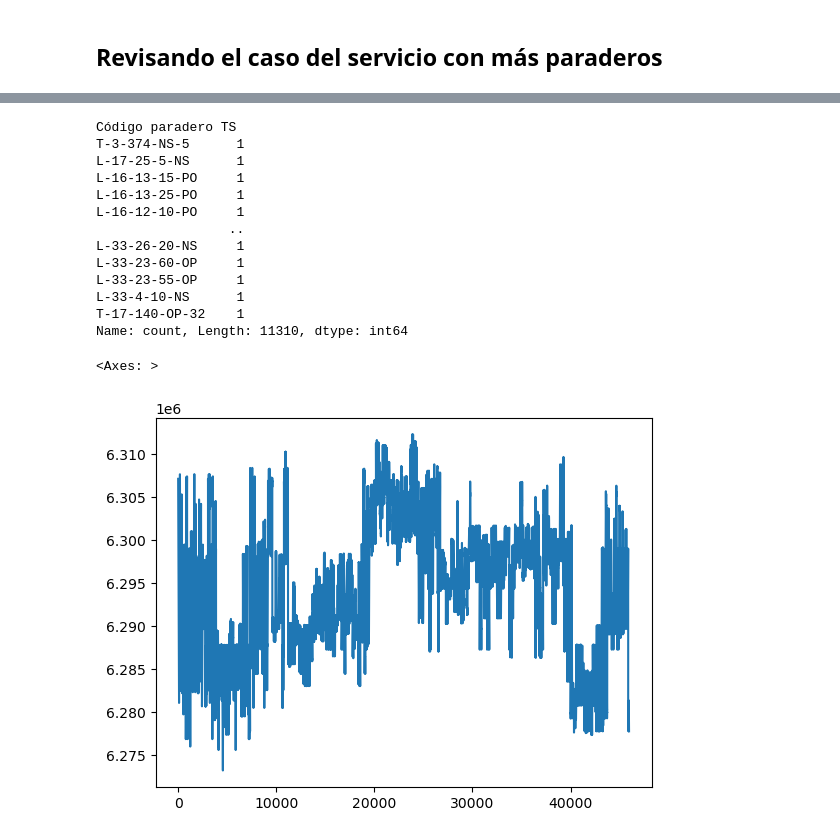
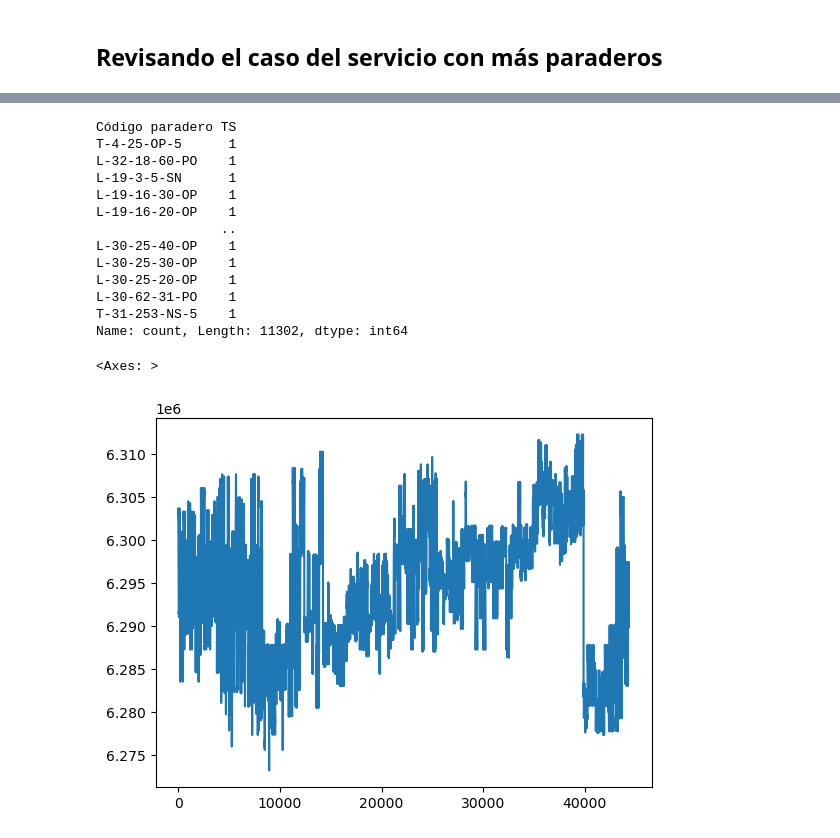
Before and after one commit to joaquincarreno/BusY, a Jupyter notebook: notebooks/02_exploration_paraderos.ipynb, the cells around one changed output, grey strips where cells are left out. Cells and saved outputs as stored; diff of their text form; code cells hidden in the pictures.

Commit message:
fix: scripts actualizados para el nuevo archivo con las paradas

```diff
--- a/notebooks/02_exploration_paraderos.ipynb
+++ b/notebooks/02_exploration_paraderos.ipynb
@@ -10,7 +10,8 @@ RAW_DATA = DATA_DIR / 'raw'
 PROCESSED_DATA = DATA_DIR / 'processed'
 INFOBUSES = RAW_DATA / 'buses'
 
-df = pd.read_excel(RAW_DATA / 'paraderos_2018-1.xlsx', dtype={'Código TS': str})
+df = pd.read_excel(RAW_DATA / 'paraderos-2018-04-07.xlsx', dtype={'Orden': int, 'Servicio TS': str, 'Variante': str, 'Sentido Servicio': str})
+
 print(df.columns)
 df.head()
 # %% [output]
@@ -29,7 +30,29 @@ Index(['Orden\nCirc.', 'Código TS', 'Código Usuario', 'Sentido Servicio',
 # %% [markdown]
 # Preprocesamiento
-# %%
-# nonmbres columnas
-df = df.rename(columns={'Varian-te': 'Variante'})
-# arreglar mayúsculas
-df['Sentido Servicio'] = df['Sentido Servicio'].apply(lambda x: x if x != 'ida' else 'Ida')
+# %%
+#    'Orden', 'Servicio TS', 'Servicio Usuario', 'Sentido Servicio',
+#    'Varian-te', 'UN', 'Código paradero TS', 'Código  paradero Usuario',
+#    'Comuna', 'Eje', 'Desde ( Cruce 1)', 'Hacia ( Cruce 2)', 'x', 'y',
+#    'Nombre Paradero', 'Zonas Pagas (horario de operación)',
+#    'Paradas con Excepciones'
+
+# nombres columnas
+df = df.rename(columns={'Varian-te': 'Variante', 'Zonas Pagas (horario de operación)': 'Zonas Pagas'})
+
+# eliminamos paradas con datos faltantes
+defined_code = df['Código paradero TS'] != 'POR DEFINIR'
+defined_x = df['x'] != 'POR DEFINIR'
+defined_y = df['y'] != 'POR DEFINIR'
+df = df[defined_code & defined_y & defined_x]
+
+defined_count = (defined_code & defined_y & defined_x).value_counts()
+if(len(defined_count) == 1 and defined_count.iloc[0] == len(df)):
+    print('Todos las paradas están bien definidas')
+
+# arreglar mayúsculas
+df['Sentido Servicio'] = df['Sentido Servicio'].apply(lambda x: x if x != 'ida' else 'Ida')
+
+# llenamos los vacíos con un string vacío
+df['Variante'] = df['Variante'].fillna('')
+
+df.head()
@@ -225,12 +282,6 @@ uniques
 283 rows × 6 columns
 # %%
-defined_code = df['Código paradero TS'] != 'POR DEFINIR'
-defined_x = df['x'] != 'POR DEFINIR'
-defined_y = df['y'] != 'POR DEFINIR'
-
-defined = df[defined_code & defined_y & defined_x]
-
-bus_stops = defined.drop_duplicates(keep='first', subset=['Código paradero TS'])
+bus_stops = df.drop_duplicates(keep='first', subset=['Código paradero TS'])
 
 # well_place = defined[defined['x'].apply(float) > 100]
 
@@ -238,40 +289,40 @@ geom =  bus_stops.apply(lambda row: Point(row['x'], row['y']), axis=1)
 geopd = gpd.GeoDataFrame(data=bus_stops.drop(columns=[
     'x',
     'y',
-    'Orden\nCirc.',
+    'Orden',
     'Sentido Servicio',
     'Variante',
     'UN',
-    'Código TS',
-    'Código Usuario',
+    'Servicio TS',
+    'Servicio Usuario',
     'Comuna',
     'Eje',
     'Desde ( Cruce 1)',
     'Hacia ( Cruce 2)',
-    'Operación con Zona Paga',
+    'Zonas Pagas',
     'Paradas con Excepciones'
     ]), geometry=geom, crs='epsg:5361')
 geopd['Código paradero TS'].value_counts()
 # %% [output]
 Código paradero TS
-T-3-374-NS-5      1
-L-17-25-5-NS      1
-L-16-13-15-PO     1
-L-16-13-25-PO     1
-L-16-12-10-PO     1
-                 ..
-L-33-26-20-NS     1
-L-33-23-60-OP     1
-L-33-23-55-OP     1
-L-33-4-10-NS      1
-T-17-140-OP-32    1
-Name: count, Length: 11310, dtype: int64
+T-4-25-OP-5      1
+L-32-18-60-PO    1
+L-19-3-5-SN      1
+L-19-16-30-OP    1
+L-19-16-20-OP    1
+                ..
+L-30-25-40-OP    1
+L-30-25-30-OP    1
+L-30-25-20-OP    1
+L-30-62-31-PO    1
+T-31-253-NS-5    1
+Name: count, Length: 11302, dtype: int64
 # %%
 # defined['x'].astype(float).plot()
-defined['y'].astype(float).plot()
+df['y'].astype(float).plot()
 # %% [output]
 <Axes: >
-[figure, old version]
+[figure, new version]
 # %%
 geopd.plot(alpha=0.5, markersize=4, figsize=(15, 15))
 # %% [output]
```
Also changed, not shown: parts of 15 cells of this notebook, 3 other files.
